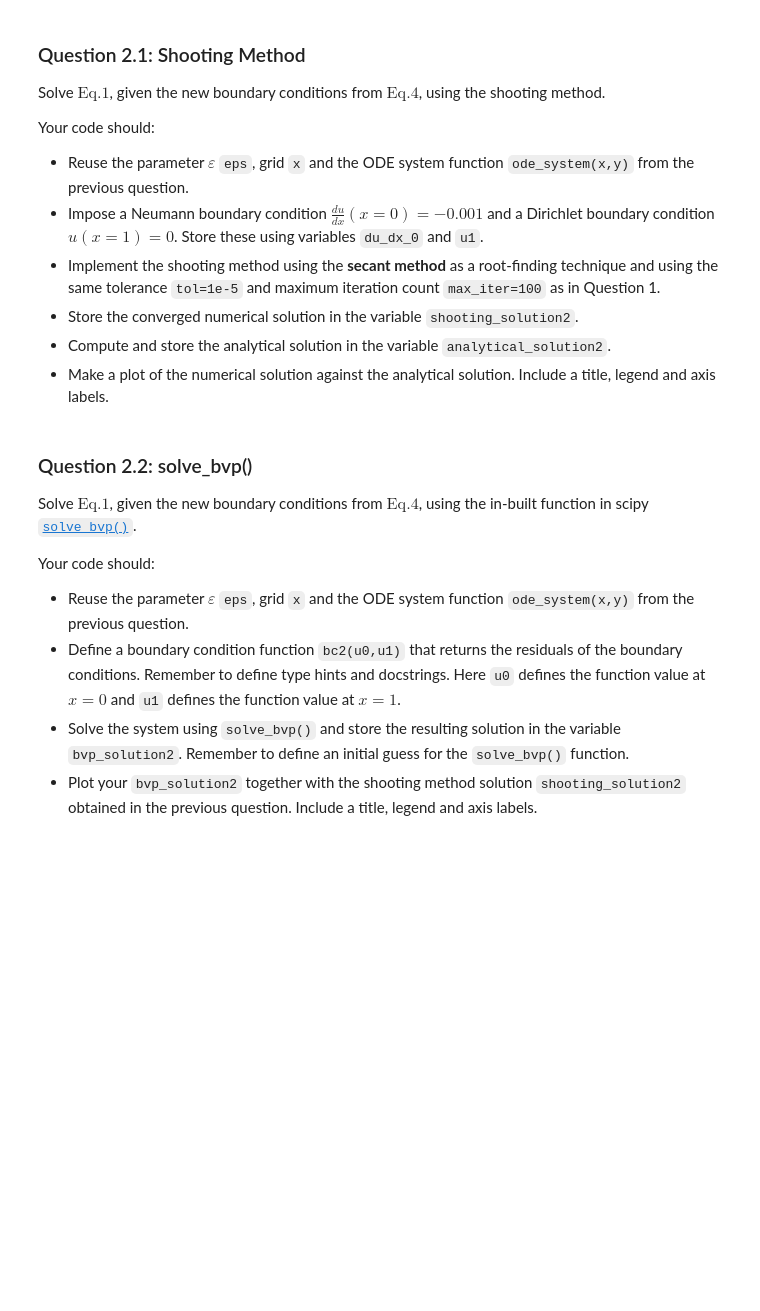
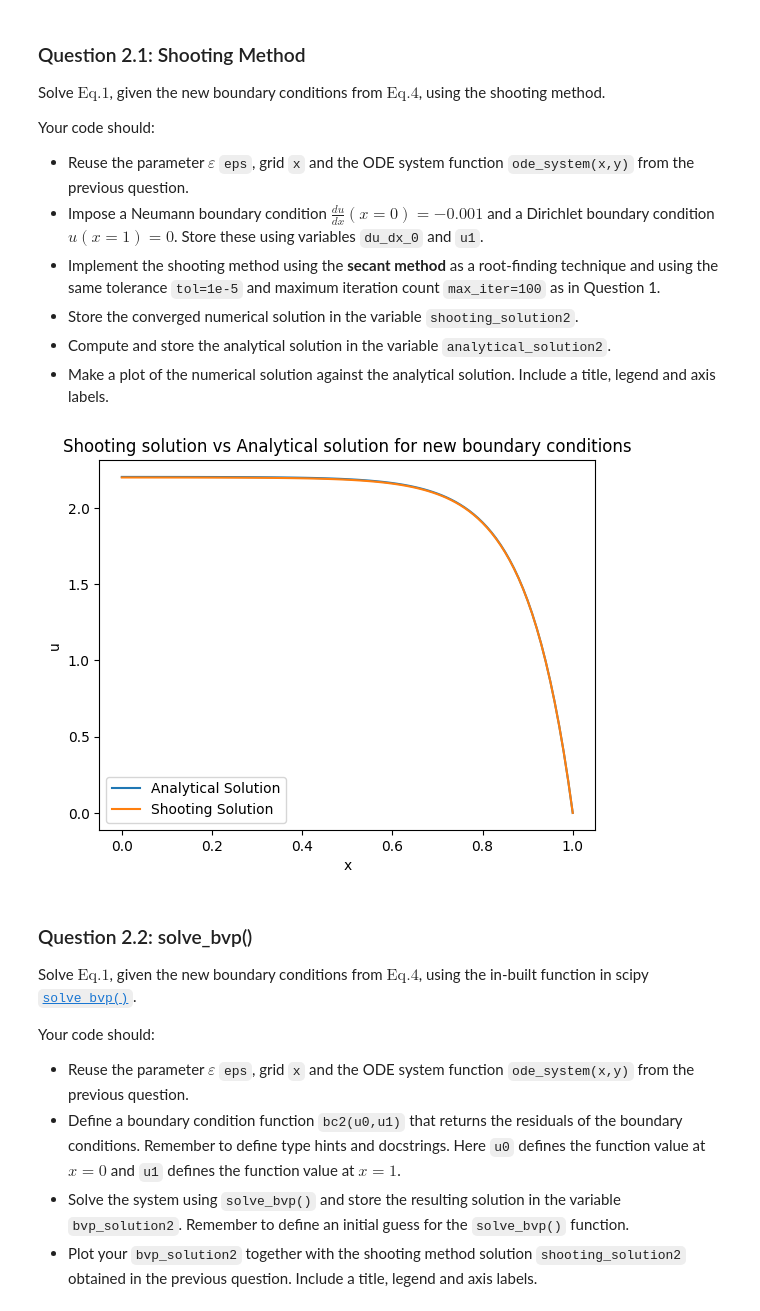
Before and after one commit to Xikiee/computational_practicum, a Jupyter notebook: redoing_assignments/Assignment_Q1_L7.ipynb, the cells around one changed output. Cells and saved outputs as stored; diff of their text form; code cells hidden in the pictures; blank space fills up the shorter version.

```diff
--- a/redoing_assignments/Assignment_Q1_L7.ipynb
+++ b/redoing_assignments/Assignment_Q1_L7.ipynb
@@ -234,20 +340,76 @@ Your code should:
 - Make a plot of the numerical solution against the analytical solution. Include a title, legend and axis labels.
 # %%
 # Boundary conditions
-du_dx_0 = ...
-u1 = ...
+du_dx_0 = -0.001
+u1 = 0
 
 # Shooting method implementation for Neumann BC
-...
+guess = [du_dx_0,u1]
+max_iter = 100
+tol = 1e-5
+x_span = [x[0],x[-1]]
+
+"""
+solve ivp returns the solution to your ode system in the same order as your ode system,
+the ode system is dy/dx, d2y/dx2, so solve ivp will return y, dy/dx (the integration).
+It requires an initial guess y0 array of the same order (y0, dy0,dx) if initial value
+neuman boundary was given then y0[0] is the guess and y0[1] is known, hence the initial condition
+is as can be seen in scipy.integrate lines:
+
+another explination
+the reason the guess is arranged in the way which it is:
+your solve ivp, the first value is for your ode_system[0], in this case this would be y
+your second guess is for ode_system[1] which in this case is dydx,
+since you are given the neumann boundary condition (dy/dx), you know what ode_system[1] should equal,
+so you now only need to make a guess for y, which takes the first position in the guess vecotr """
+sol1 = scipy.integrate.solve_ivp(ode_system,x_span,[guess[-2],du_dx_0],t_eval = x)
+sol2 = scipy.integrate.solve_ivp(ode_system,x_span,[guess[-1],du_dx_0],t_eval = x)
+y =[sol1.y[0], sol2.y[0]]
+
+for i in range(1,max_iter):
+    residual = y[i][-1] - u1
+    if abs(residual) < tol:
+        break
+
+    dy = y[i][-1] - y[i-1][-1]
+    d_gamma = guess[i] - guess[i-1]
+
+    delta_guess = -residual/(dy/d_gamma)
+
+    guess.append(guess[i] + delta_guess)
+
+    y_new = scipy.integrate.solve_ivp(ode_system,x_span,[guess[i+1],du_dx_0],t_eval = x)
+    y.append(y_new.y[0])
+
 
 # Extract shooting solution
-shooting_solution2 = ...
+shooting_solution2 = y[-1]
+
 
 # Analytical solution
-analytical_solution2 = ...
+def analytical_sol2(x:np.ndarray,e:float)->np.ndarray:
+   """
+   This function defines the analytical solution to the differential equation in Eq.1.
+   The function takes the following terms:
+
+
+   And the function returns the u(x) in an np.ndarray format.
+   """
+   return -0.001*e*(np.exp(x/e) - np.exp(1/e))
+
+analytical_solution2 = analytical_sol2(x,eps)
 
 # Plot results
-...
+fig, ax = plt.subplots()  # or plt.subplots(1)
+ax.plot(x, analytical_solution2, label='Analytical Solution')
+ax.plot(x, shooting_solution2, label='Shooting Solution')
+ax.set_xlabel('x')
+ax.set_ylabel('u')
+ax.legend()
+ax.set_title("Shooting solution vs Analytical solution for new boundary conditions")
+plt.show()
+# %% [output]
+[figure, added]
 # %%
 grader.check("q2_1")
 # %% [markdown]
```
Also changed, not shown: parts of 10 cells of this notebook, 2 other files.
